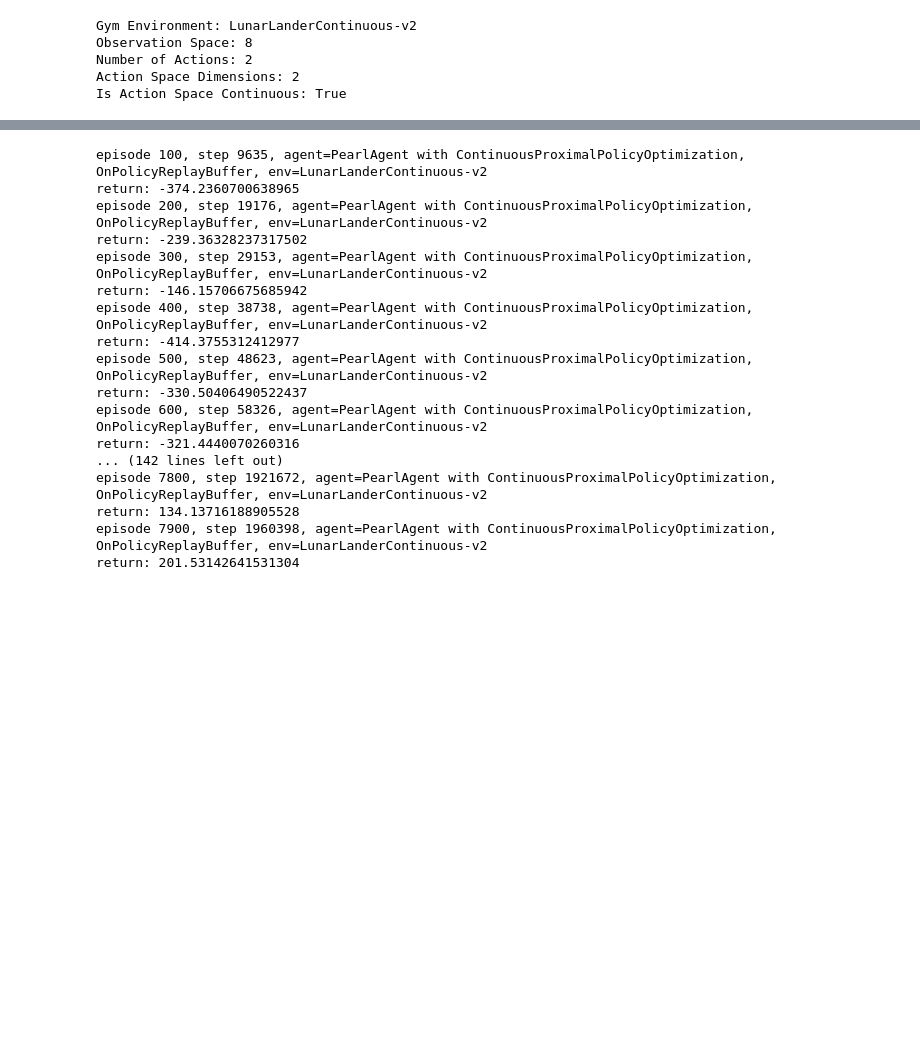
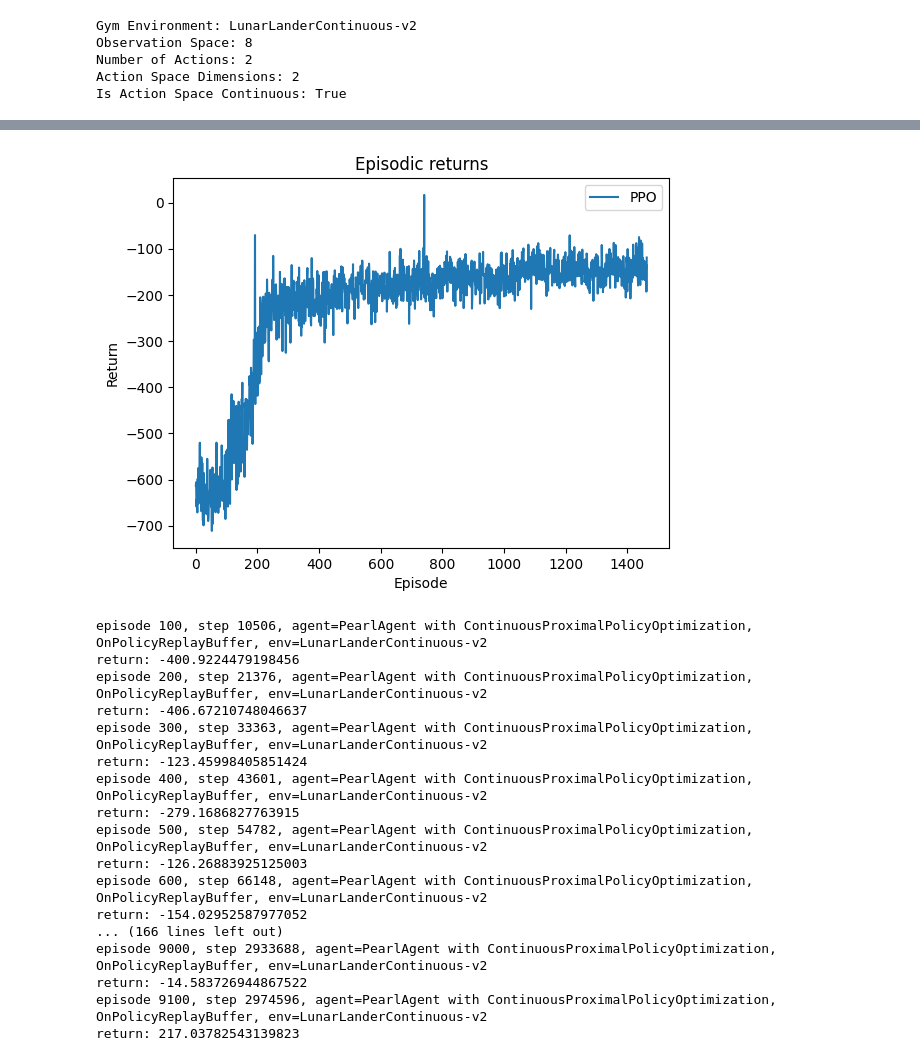
Before and after one commit to facebookresearch/Pearl, a Jupyter notebook: tutorials/lunar_lander/lunar_lander.ipynb, the cells around one changed output, grey strips where cells are left out. Drawn from its saved outputs; the diff is of its cells as text; code cells hidden in the pictures; blank space fills up the shorter version.

```diff
--- a/tutorials/lunar_lander/lunar_lander.ipynb
+++ b/tutorials/lunar_lander/lunar_lander.ipynb
@@ -354,3 +474,17 @@ Is Action Space Continuous: True
+# %%
+# info["return"] refers to the episodic returns
+torch.save(info_PPO["return"], "info_PPO-return.pt")
+plt.plot(np.arange(len(info_PPO["return"])),
+         info_PPO["return"],
+         label="PPO")
+
+plt.title("Episodic returns")
+plt.xlabel("Episode")
+plt.ylabel("Return")
+plt.legend()
+plt.show()
+# %% [output]
+[figure, added]
 # %%
 # Create Environment
 env = GymEnvironment(env_str)
@@ -367,8 +501,9 @@ PPOagent = PearlAgent(
         actor_learning_rate=3e-4,
         epsilon=0.2,
         batch_size=128,
+        normalize_gae=False,
         training_rounds=10,
-        entropy_bonus_scaling=0.01,
+        entropy_bonus_scaling=0.005,
     ),
     replay_buffer=OnPolicyReplayBuffer(250_000),
 )
@@ -376,10 +511,8 @@ PPOagent = PearlAgent(
 info_PPO = online_learning(
     agent=PPOagent,
     env=env,
-    #number_of_episodes=1000,
-    number_of_steps=2_000_000,
+    number_of_steps=3_000_000,
     print_every_x_episodes=100,
-    #print_every_x_steps=2048,
     learn_every_k_steps=2048,
     record_period=2048,
     learn_after_episode=False,
@@ -388,20 +521,20 @@ info_PPO = online_learning(
 
 env.close()
 # %% [output]
-episode 100, step 9635, agent=PearlAgent with ContinuousProximalPolicyOptimization, OnPolicyReplayBuffer, env=LunarLanderContinuous-v2
-return: -374.2360700638965
-episode 200, step 19176, agent=PearlAgent with ContinuousProximalPolicyOptimization, OnPolicyReplayBuffer, env=LunarLanderContinuous-v2
-return: -239.36328237317502
-episode 300, step 29153, agent=PearlAgent with ContinuousProximalPolicyOptimization, OnPolicyReplayBuffer, env=LunarLanderContinuous-v2
-return: -146.15706675685942
-episode 400, step 38738, agent=PearlAgent with ContinuousProximalPolicyOptimization, OnPolicyReplayBuffer, env=LunarLanderContinuous-v2
-return: -414.3755312412977
-episode 500, step 48623, agent=PearlAgent with ContinuousProximalPolicyOptimization, OnPolicyReplayBuffer, env=LunarLanderContinuous-v2
-return: -330.50406490522437
-episode 600, step 58326, agent=PearlAgent with ContinuousProximalPolicyOptimization, OnPolicyReplayBuffer, env=LunarLanderContinuous-v2
-return: -321.4440070260316
-... (142 lines left out)
-episode 7800, step 1921672, agent=PearlAgent with ContinuousProximalPolicyOptimization, OnPolicyReplayBuffer, env=LunarLanderContinuous-v2
-return: 134.13716188905528
-episode 7900, step 1960398, agent=PearlAgent with ContinuousProximalPolicyOptimization, OnPolicyReplayBuffer, env=LunarLanderContinuous-v2
-return: 201.53142641531304
+episode 100, step 10506, agent=PearlAgent with ContinuousProximalPolicyOptimization, OnPolicyReplayBuffer, env=LunarLanderContinuous-v2
+return: -400.9224479198456
+episode 200, step 21376, agent=PearlAgent with ContinuousProximalPolicyOptimization, OnPolicyReplayBuffer, env=LunarLanderContinuous-v2
+return: -406.67210748046637
+episode 300, step 33363, agent=PearlAgent with ContinuousProximalPolicyOptimization, OnPolicyReplayBuffer, env=LunarLanderContinuous-v2
+return: -123.45998405851424
+episode 400, step 43601, agent=PearlAgent with ContinuousProximalPolicyOptimization, OnPolicyReplayBuffer, env=LunarLanderContinuous-v2
+return: -279.1686827763915
+episode 500, step 54782, agent=PearlAgent with ContinuousProximalPolicyOptimization, OnPolicyReplayBuffer, env=LunarLanderContinuous-v2
+return: -126.26883925125003
+episode 600, step 66148, agent=PearlAgent with ContinuousProximalPolicyOptimization, OnPolicyReplayBuffer, env=LunarLanderContinuous-v2
+return: -154.02952587977052
+... (166 lines left out)
+episode 9000, step 2933688, agent=PearlAgent with ContinuousProximalPolicyOptimization, OnPolicyReplayBuffer, env=LunarLanderContinuous-v2
+return: -14.583726944867522
+episode 9100, step 2974596, agent=PearlAgent with ContinuousProximalPolicyOptimization, OnPolicyReplayBuffer, env=LunarLanderContinuous-v2
+return: 217.03782543139823
```
Also changed, not shown: parts of 8 cells of this notebook, 1 other file.
